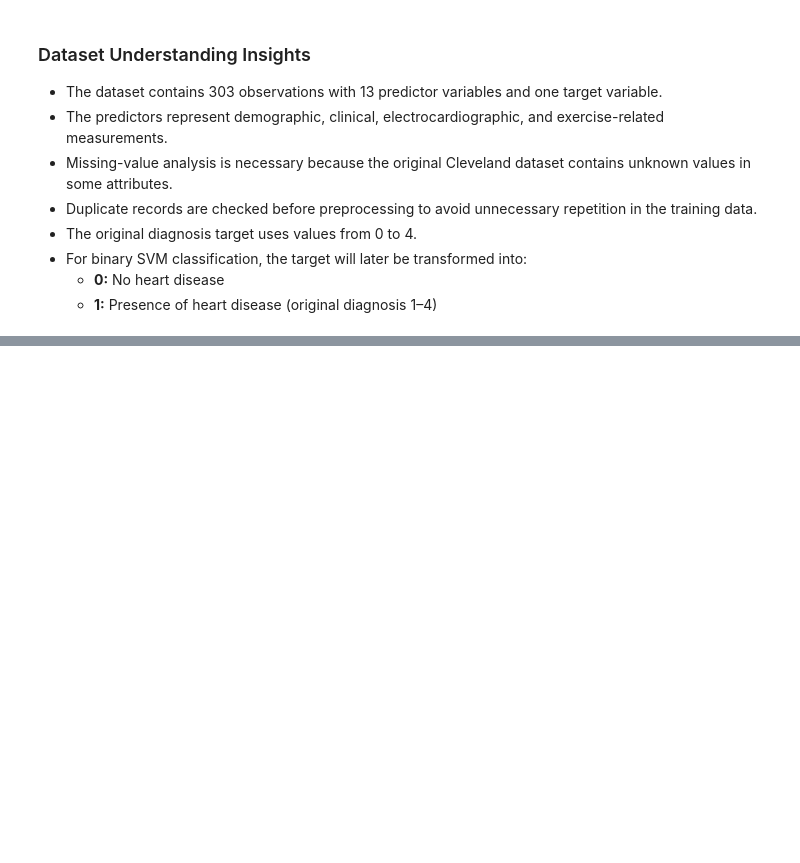
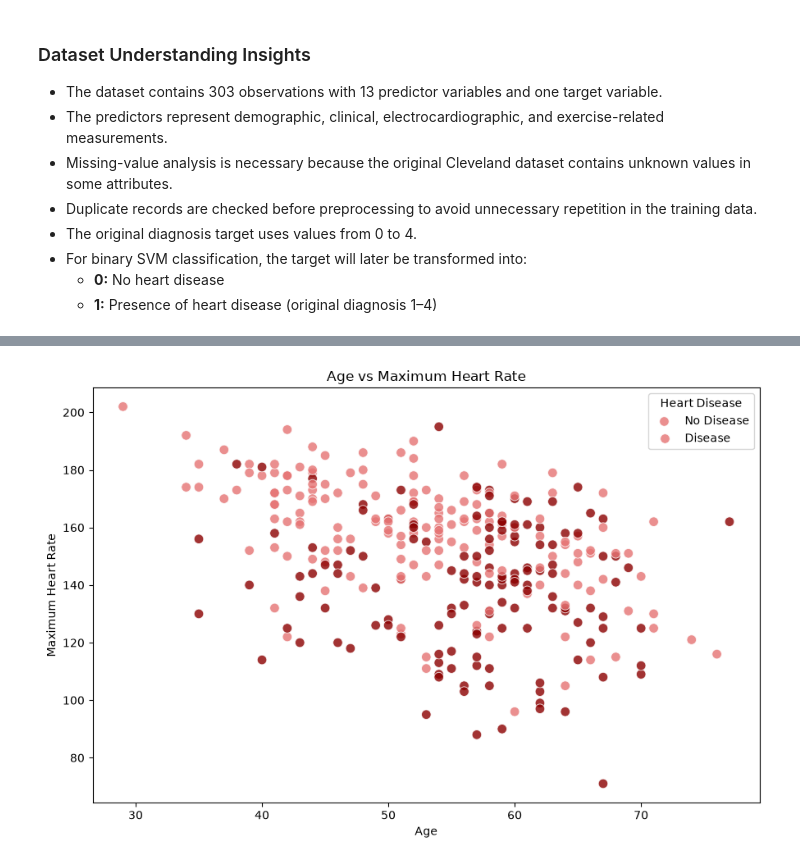
Before and after one commit to Pralishatripathy000/ml-support-vector-machine, a Jupyter notebook: notebook.ipynb, the cells around one changed output, grey strips where cells are left out. Cells and saved outputs as stored; diff of their text form; code cells hidden in the pictures; blank space fills up the shorter version.

```diff
--- a/notebook.ipynb
+++ b/notebook.ipynb
@@ -250,0 +367,25 @@ target_distribution.to_frame(
+# %%
+# Examine the relationship between age and maximum heart rate by diagnosis
+
+plt.figure(figsize=(9, 6))
+
+sns.scatterplot(
+    data=df_eda,
+    x="age",
+    y="thalach",
+    hue="heart_disease",
+    palette=["#E57373", "#8B0000"],
+    s=70,
+    alpha=0.8
+)
+
+plt.title("Age vs Maximum Heart Rate")
+plt.xlabel("Age")
+plt.ylabel("Maximum Heart Rate")
+plt.legend(title="Heart Disease", labels=["No Disease", "Disease"])
+
+plt.tight_layout()
+plt.savefig("outputs/figures/age_vs_max_heart_rate.png", dpi=300)
+plt.show()
+# %% [output]
+[figure, added]
```
Also changed, not shown: parts of 7 cells of this notebook, 5 other files.
